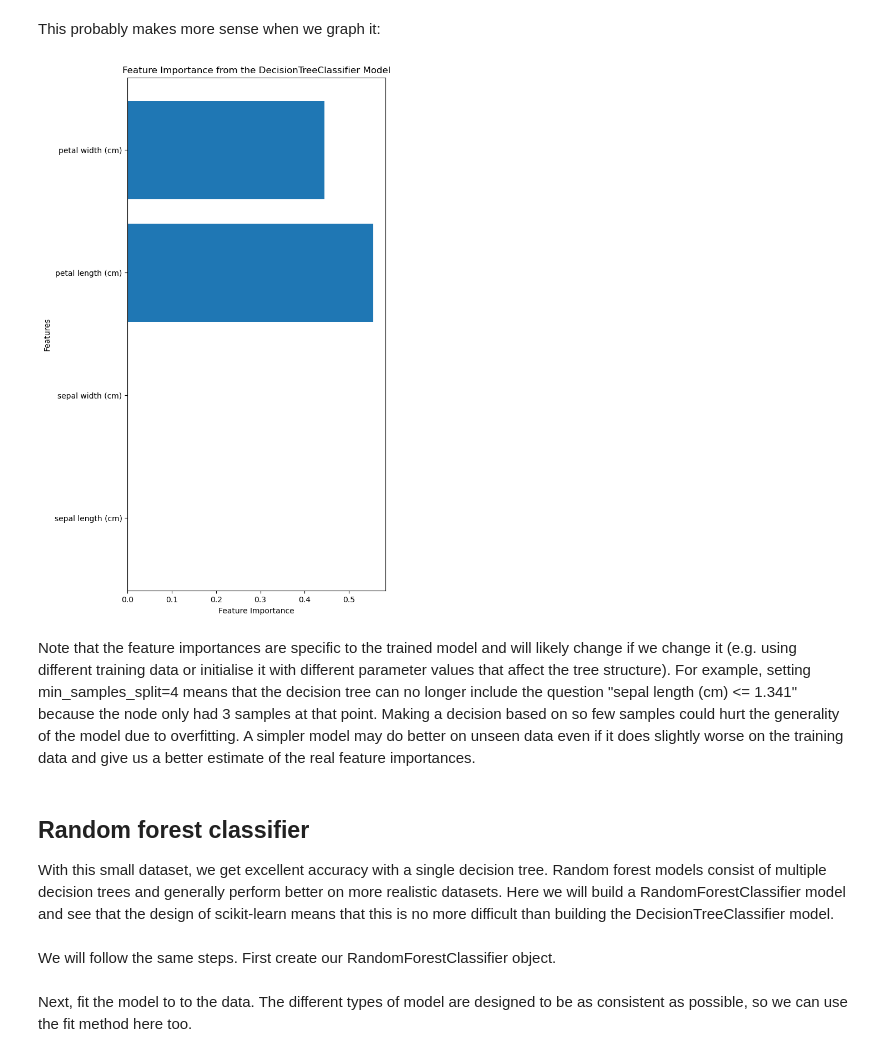
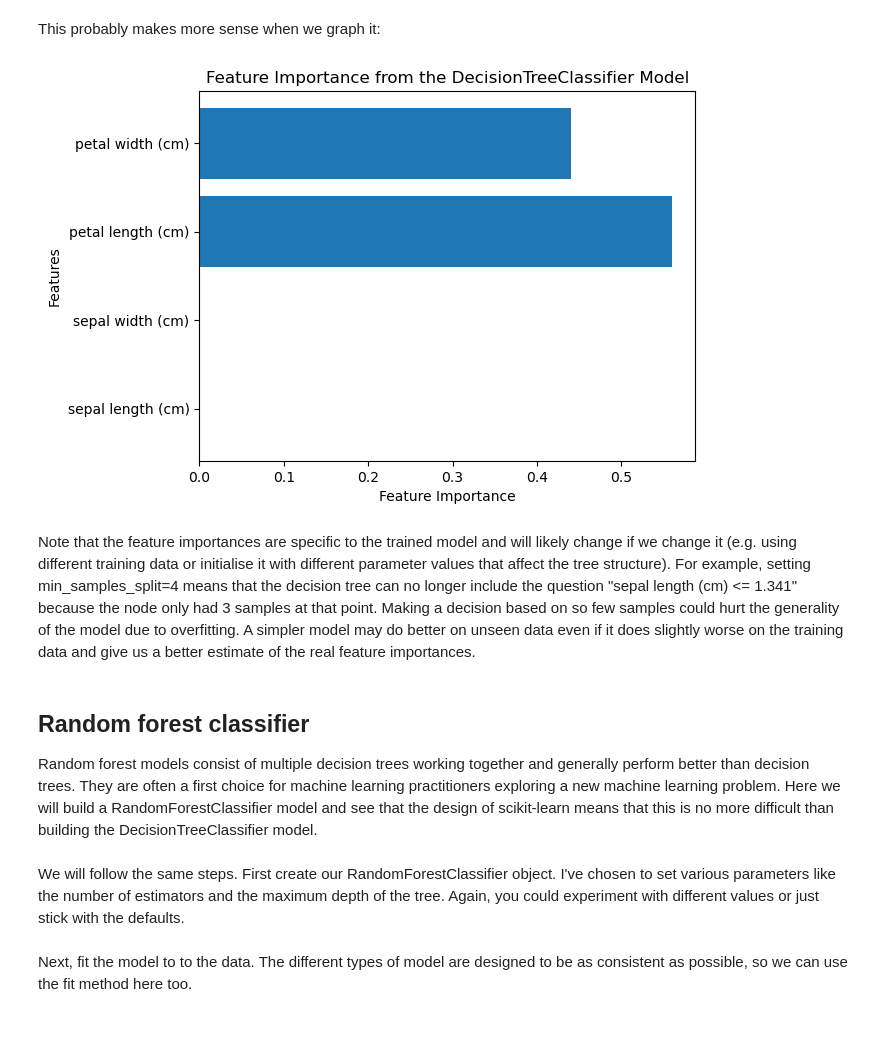
Before and after one commit to JohnMcKechnieGC/supervised-and-unsupervised-ml, a Jupyter notebook: classifying-irises.ipynb, the cells around one changed output. Saved outputs shown, nothing was run; the diff lists cells and outputs as text; code cells hidden in the pictures; blank space fills up the shorter version.

```diff
--- a/classifying-irises.ipynb
+++ b/classifying-irises.ipynb
@@ -18,5 +29,6 @@ X, y = load_iris(as_frame=True, return_X_y=True)
 X_train, X_test, y_train, y_test = train_test_split(
     X,
     y,
-    test_size=0.3,
-    random_state=42)
+    test_size=0.3,  # 30% of the data will go to the test set
+    stratify=y
+)
@@ -29,7 +48,6 @@ First we create a DecisionTreeClassifier object. There are some parameters that
 clf_tree = DecisionTreeClassifier(
     min_samples_split=25,
     min_samples_leaf=25,
-    random_state=7,
 )
 # %% [markdown]
 We now create our decision tree by fitting the training data.
@@ -68,21 +93,20 @@ Tree feature importances: [0.         0.         0.55496308 0.44503692]
 # %% [markdown]
 This probably makes more sense when we graph it:
 # %%
-plt.figure(figsize=(6, 12))
 plt.barh(X.columns, clf_tree.feature_importances_)
 plt.xlabel('Feature Importance')
 plt.ylabel('Features')
 plt.title('Feature Importance from the DecisionTreeClassifier Model')
 plt.show()
 # %% [output]
-[figure, old version]
+[figure, new version]
 # %% [markdown]
 Note that the feature importances are specific to the trained model and will likely change if we change it (e.g. using different training data or initialise it with different parameter values that affect the tree structure). For example, setting min_samples_split=4 means that the decision tree can no longer include the question "sepal length (cm) <= 1.341" because the node only had 3 samples at that point. Making a decision based on so few samples could hurt the generality of the model due to overfitting. A simpler model may do better on unseen data even if it does slightly worse on the training data and give us a better estimate of the real feature importances.
 # %% [markdown]
 ## Random forest classifier
-With this small dataset, we get excellent accuracy with a single decision tree. Random forest models consist of multiple decision trees and generally perform better on more realistic datasets. Here we will build a RandomForestClassifier model and see that the design of scikit-learn means that this is no more difficult than building the DecisionTreeClassifier model.
+Random forest models consist of multiple decision trees working together and generally perform better than decision trees. They are often a first choice for machine learning practitioners exploring a new machine learning problem. Here we will build a RandomForestClassifier model and see that the design of scikit-learn means that this is no more difficult than building the DecisionTreeClassifier model.
-# %% [markdown]
-We will follow the same steps. First create our RandomForestClassifier object.
+# %% [markdown]
+We will follow the same steps. First create our RandomForestClassifier object. I've chosen to set various parameters like the number of estimators and the maximum depth of the tree. Again, you could experiment with different values or just stick with the defaults.
 # %%
 clf_forest = RandomForestClassifier(
     n_estimators=50,
```
Also changed, not shown: parts of 24 cells of this notebook.
